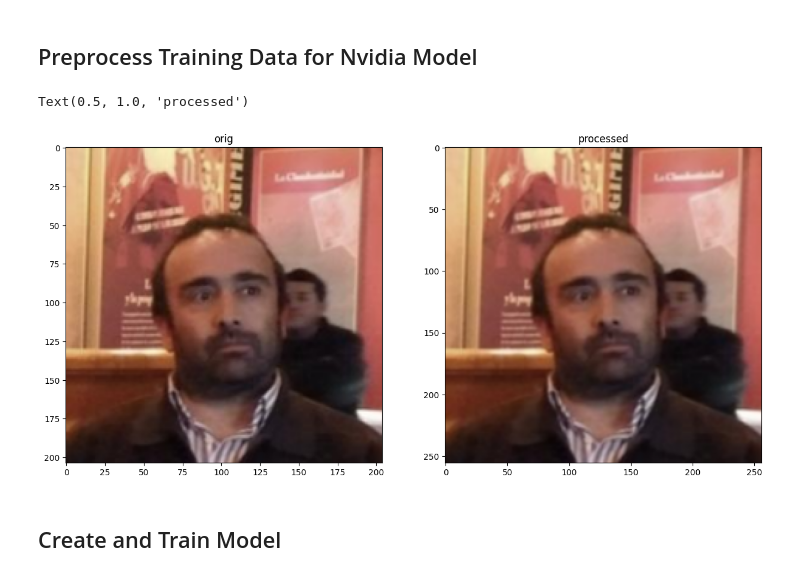
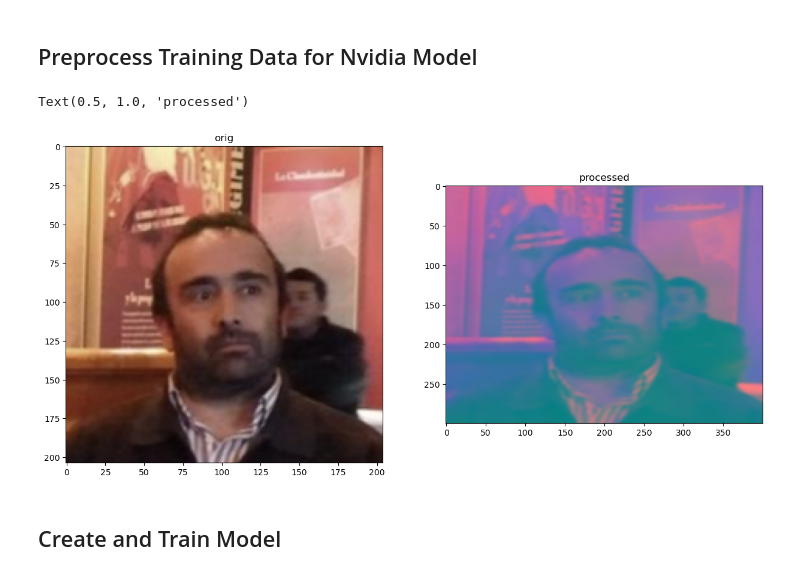
Before and after one commit to DDovzH/deepfake_classification, a Jupyter notebook: deepfake_classification.ipynb, the cells around one changed output. Saved outputs shown, nothing was run; the diff lists cells and outputs as text; code cells hidden in the pictures.

```diff
--- a/deepfake_classification.ipynb
+++ b/deepfake_classification.ipynb
@@ -124,31 +107,18 @@ def my_imread(image_path):
 # %% [markdown]
 ## Preprocess Training Data for Nvidia Model
-# %%
-image_index = 17
-def img_preprocess(image):
-    height, _, _ = image.shape
-    image = cv2.cvtColor(image, cv2.COLOR_RGB2YUV)  # Nvidia model said it is best to use YUV color space
-    image = cv2.GaussianBlur(image, (3,3), 0)
-    image = cv2.resize(image, (400,300)) # input image size (200,66) Nvidia model
-    image = image / 255 # normalizing, the processed image becomes black for some reason.  do we need this?
-    return image
-
-def img_preprocess_meso4(image):
-    height, _, _ = image.shape
-    image = cv2.resize(image, (256,256))
-    image = image / 255
-    return image
-
-fig, axes = plt.subplots(1, 2, figsize=(15, 10))
-image_orig = my_imread(image_paths[image_index])
-image_processed = img_preprocess_meso4(image_orig)
-axes[0].imshow(image_orig)
-axes[0].set_title("orig")
-axes[1].imshow(image_processed)
-axes[1].set_title("processed")
-# %% [output]
-Text(0.5, 1.0, 'processed')
-[figure, removed]
+# %%
+image_index = 17
+
+fig, axes = plt.subplots(1, 2, figsize=(15, 10))
+image_orig = ImageProcessor.my_imread(image_paths[image_index])
+image_processed = ImageProcessor.img_preprocess(image_orig)
+axes[0].imshow(image_orig)
+axes[0].set_title("orig")
+axes[1].imshow(image_processed)
+axes[1].set_title("processed")
+# %% [output]
+Text(0.5, 1.0, 'processed')
+[figure, added]
 # %% [markdown]
 ## Create and Train Model
 # %%
```
Also changed, not shown: parts of 27 cells of this notebook.
